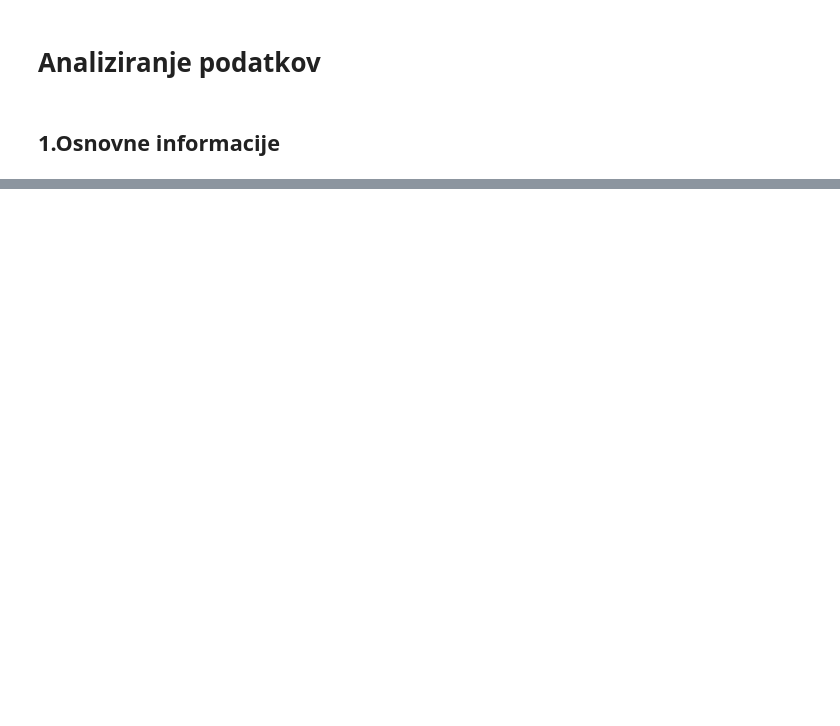
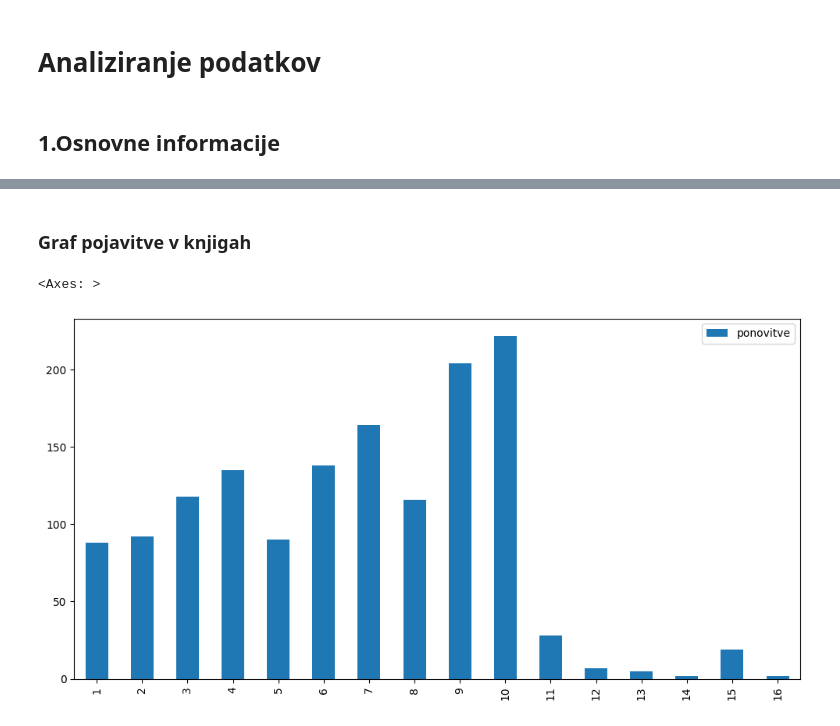
Before and after one commit to Neo-Mistral/Projektna-naloga, a Jupyter notebook: Analiziranje.ipynb, the cells around one changed output, grey strips where cells are left out. Drawn from its saved outputs; the diff is of its cells as text; code cells hidden in the pictures; blank space fills up the shorter version.

```diff
--- a/Analiziranje.ipynb
+++ b/Analiziranje.ipynb
@@ -65,0 +102,12 @@ zacetnice_pd
+# %%
+knjige_ponovitve = {}
+for j in knjige['kratica']:
+    knjige_ponovitve[j] = 0
+    for k in osebe['pojavljanje']:
+        if str(j) in str(k):
+            knjige_ponovitve[j] += 1
+
+knjige_ = {'knjige':list(knjige_ponovitve.keys()), 'ponovitve':list(knjige_ponovitve.values())}
+knjige_pd = pd.DataFrame.from_dict(knjige_)
+knjige_pd.index += 1
+knjige_pd
@@ -65,0 +205,7 @@ zacetnice_pd
+# %% [markdown]
+### Graf pojavitve v knjigah
+# %%
+knjige_pd.plot.bar(figsize=(12, 6))
+# %% [output]
+<Axes: >
+[figure, added]
```
Also changed, not shown: parts of 20 cells of this notebook, 4 other files.
